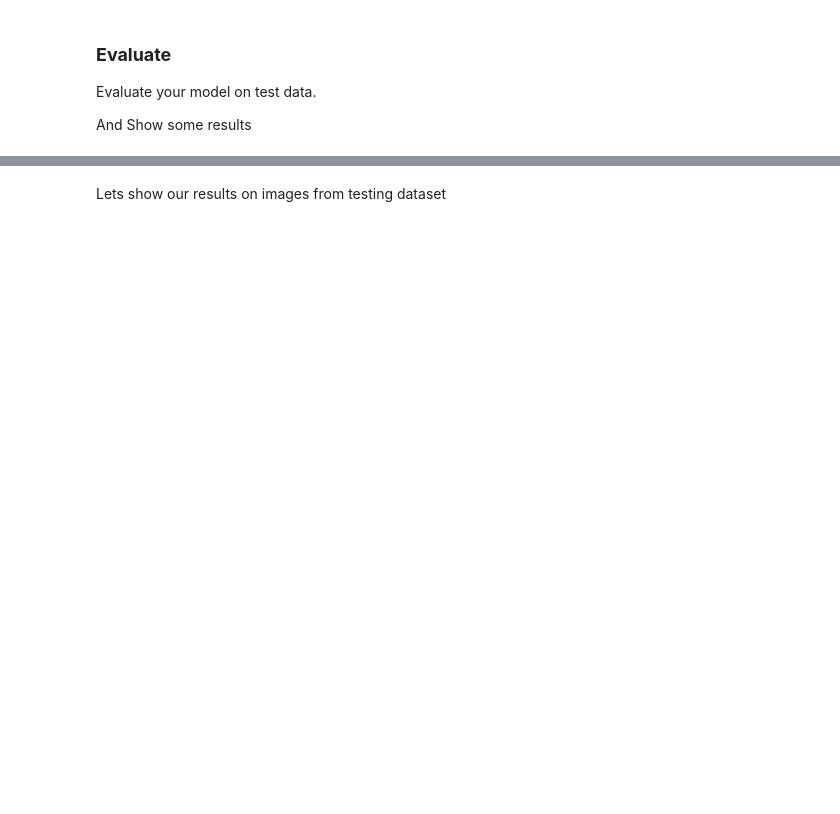
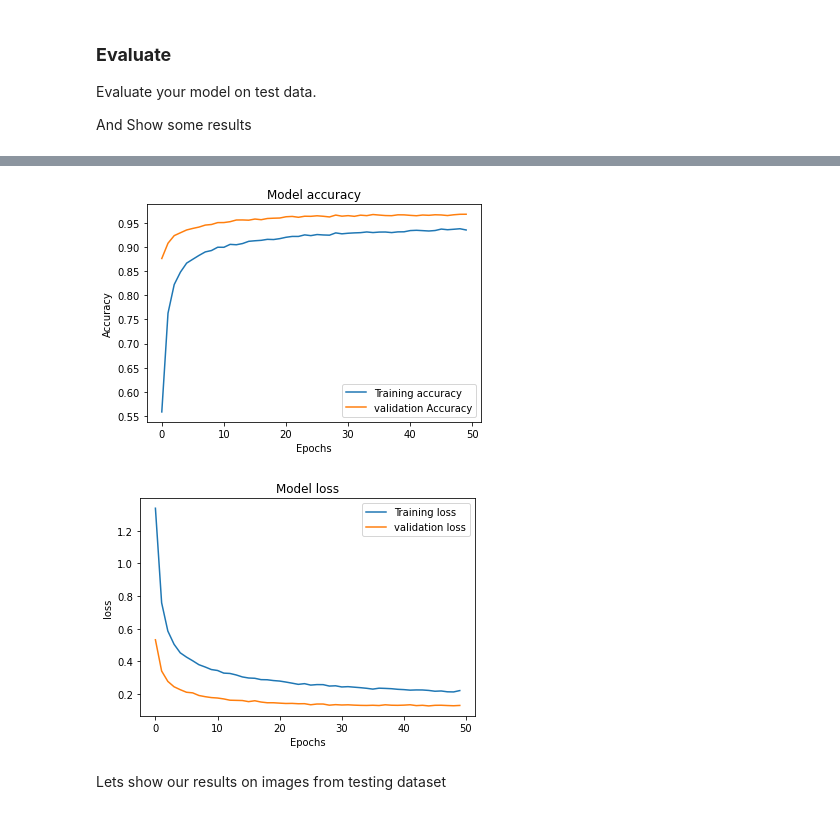
Before and after one commit to joshivedant/BCS_workshop_Jan_22, a Jupyter notebook: ML_DL_basics/BCS_DL_assignment.ipynb, the cells around one changed output, grey strips where cells are left out. Drawn from its saved outputs; the diff is of its cells as text; code cells hidden in the pictures; blank space fills up the shorter version.

```diff
--- a/ML_DL_basics/BCS_DL_assignment.ipynb
+++ b/ML_DL_basics/BCS_DL_assignment.ipynb
@@ -242,7 +312,12 @@ y_train = ...
 You can choose whatever architechure you want, but ensure that it is **not too deep** as that will take too much time to train and **not too shallow** as that will give very low accuracy.
 # %%
 model = keras.models.Sequential([
-    ...
+    #keras.Input(),
+    layers.Dense(64, activation="relu", input_shape = (784,)),
+    layers.Dropout(0.5),
+    layers.Dense(32, activation="relu"),
+    layers.Dropout(0.25),
+    layers.Dense(10, activation="softmax"),
 ])
 
 # Make a graphical representation of the model...
@@ -254,8 +331,12 @@ Choose an optimizer- method that minimizes loss function
 
 **adam** optimizer is one of the popular choices. You should read about these online
 # %%
-model.compile(optimizer="...",loss = "...",metrics=["accuracy"])
+model.compile(optimizer="rmsprop",loss = "categorical_crossentropy",metrics=["accuracy"])
 
-n_epochs = ...              # set number of epochs
+n_epochs = 50               # set number of epochs
 batch_size = 512            # you can tweak with these parametrs
-history = model.fit(...)
+history = model.fit(x_train_flatten, y_train,
+                    batch_size=batch_size,
+                    epochs=n_epochs,
+                    verbose=1,
+                    validation_data=(x_validation, y_validation))
@@ -265,13 +364,13 @@ Evaluate your model on test data.
 
 And Show some results
 # %%
-results = model.evaluate(...)
+results = model.evaluate(x_test_flatten, y_test_catagorical)
 print("Loss = ",results[0])
 print("Accuracy = ",results[1]*100,"%")
 
 # Plot Accuracy...
-plt.plot(..., label="Training accuracy")
-plt.plot(..., label="validation Accuracy")
+plt.plot(history.history['accuracy'], label="Training accuracy")
+plt.plot(history.history['val_accuracy'], label="validation Accuracy")
 plt.title("Model accuracy")
 plt.xlabel("Epochs")
 plt.ylabel("Accuracy")
@@ -279,4 +378,11 @@ plt.legend()
 plt.show()
 
 # Similarly write code to plot loss...
-...
+plt.plot(history.history['loss'], label="Training loss")
+plt.plot(history.history['val_loss'], label="validation loss")
+plt.title("Model loss")
+plt.xlabel("Epochs")
+plt.ylabel("loss")
+plt.legend()
+plt.show()
+# %% [output]
@@ -283,3 +392,5 @@ plt.show()
+[figure, added]
+[figure, added]
 # %% [markdown]
 Lets show our results on images from testing dataset
 # %%
```
Also changed, not shown: parts of 17 cells of this notebook, 1 other file.
